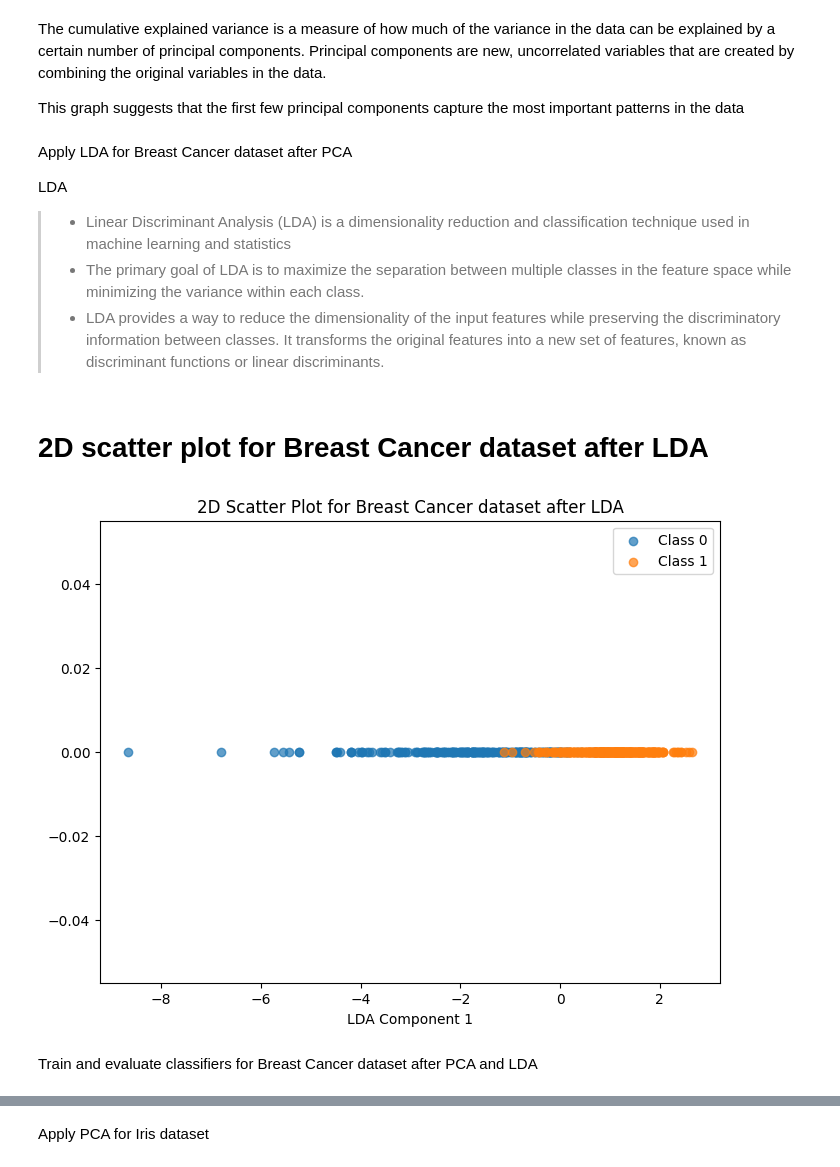
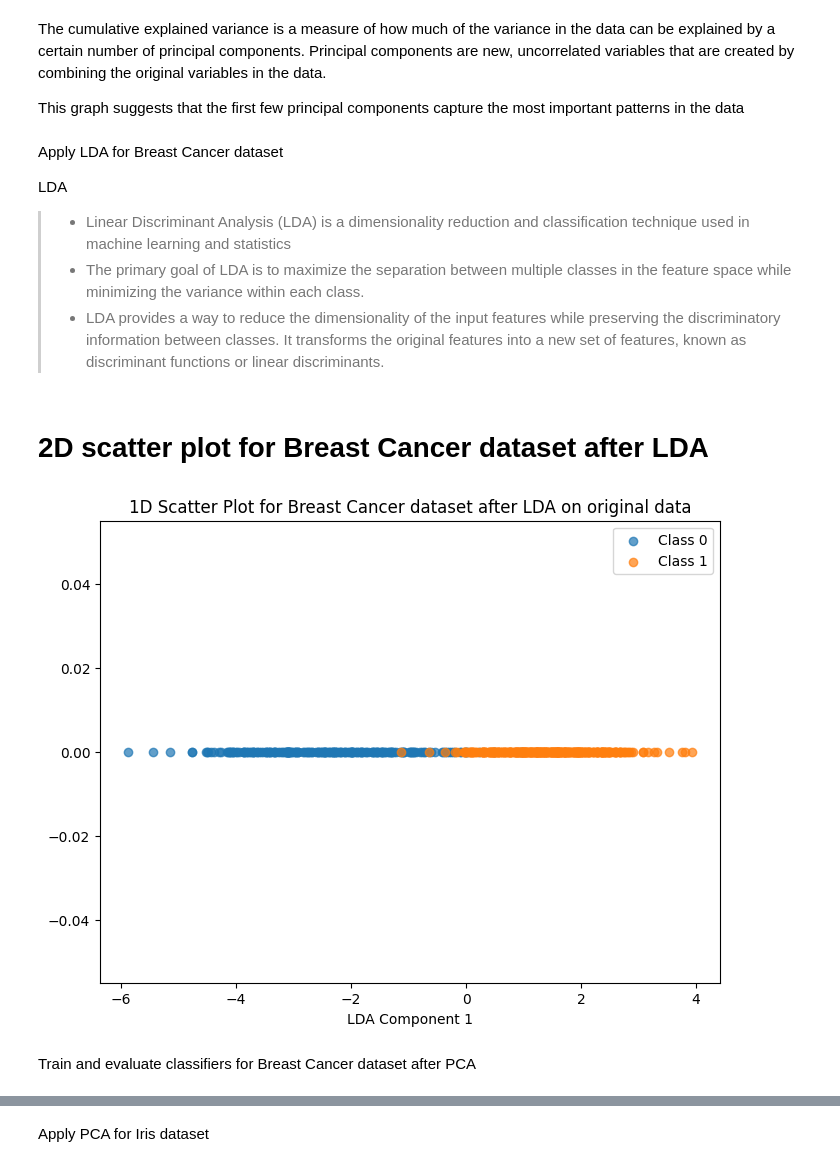
Before and after one commit to rahul-727/AML-Lab_Work, a Jupyter notebook: 2348544_Program6.ipynb, the cells around one changed output, grey strips where cells are left out. Saved outputs shown, nothing was run; the diff lists cells and outputs as text; code cells hidden in the pictures.

```diff
--- a/2348544_Program6.ipynb
+++ b/2348544_Program6.ipynb
@@ -241,7 +241,7 @@ The cumulative explained variance is a measure of how much of the variance in th
 
 This graph suggests that the first few principal components capture the most important patterns in the data
 # %% [markdown]
-Apply LDA for Breast Cancer dataset after PCA
+Apply LDA for Breast Cancer dataset
 
 LDA
 
@@ -249,24 +249,24 @@ LDA
 > * The primary goal of LDA is to maximize the separation between multiple classes in the feature space while minimizing the variance within each class.
 > *  LDA provides a way to reduce the dimensionality of the input features while preserving the discriminatory information between classes. It transforms the original features into a new set of features, known as discriminant functions or linear discriminants.
 # %%
-n_components_lda_bc_pca = 1
-lda_bc = LinearDiscriminantAnalysis(n_components=n_components_lda_bc_pca)
-lda_result_bc_pca = lda_bc.fit_transform(pca_result_bc, breast_cancer.target)
+n_components_lda_bc = 1
+lda_bc_original = LinearDiscriminantAnalysis(n_components=n_components_lda_bc)
+lda_result_bc_original = lda_bc_original.fit_transform(breast_cancer_scaler, breast_cancer.target)
 # %% [markdown]
 # 2D scatter plot for Breast Cancer dataset after LDA
 # %%
 plt.figure(figsize=(8, 6))
 for label in np.unique(breast_cancer.target):
-    plt.scatter(lda_result_bc_pca[breast_cancer.target == label], np.zeros_like(lda_result_bc_pca[breast_cancer.target == label]),
+    plt.scatter(lda_result_bc_original[breast_cancer.target == label], np.zeros_like(lda_result_bc_original[breast_cancer.target == label]),
                 label=f'Class {label}', alpha=0.7)
 
 plt.xlabel('LDA Component 1')
-plt.title('2D Scatter Plot for Breast Cancer dataset after LDA')
+plt.title('1D Scatter Plot for Breast Cancer dataset after LDA on original data')
 plt.legend()
 plt.show()
 # %% [output]
-[figure, old version]
+[figure, new version]
 # %% [markdown]
-Train and evaluate classifiers for Breast Cancer dataset after PCA and LDA
+Train and evaluate classifiers for Breast Cancer dataset after PCA
 # %%
 X_bc_pca_train, X_bc_pca_test, y_bc_pca_train, y_bc_pca_test = train_test_split(
```
Also changed, not shown: parts of 26 cells of this notebook.
